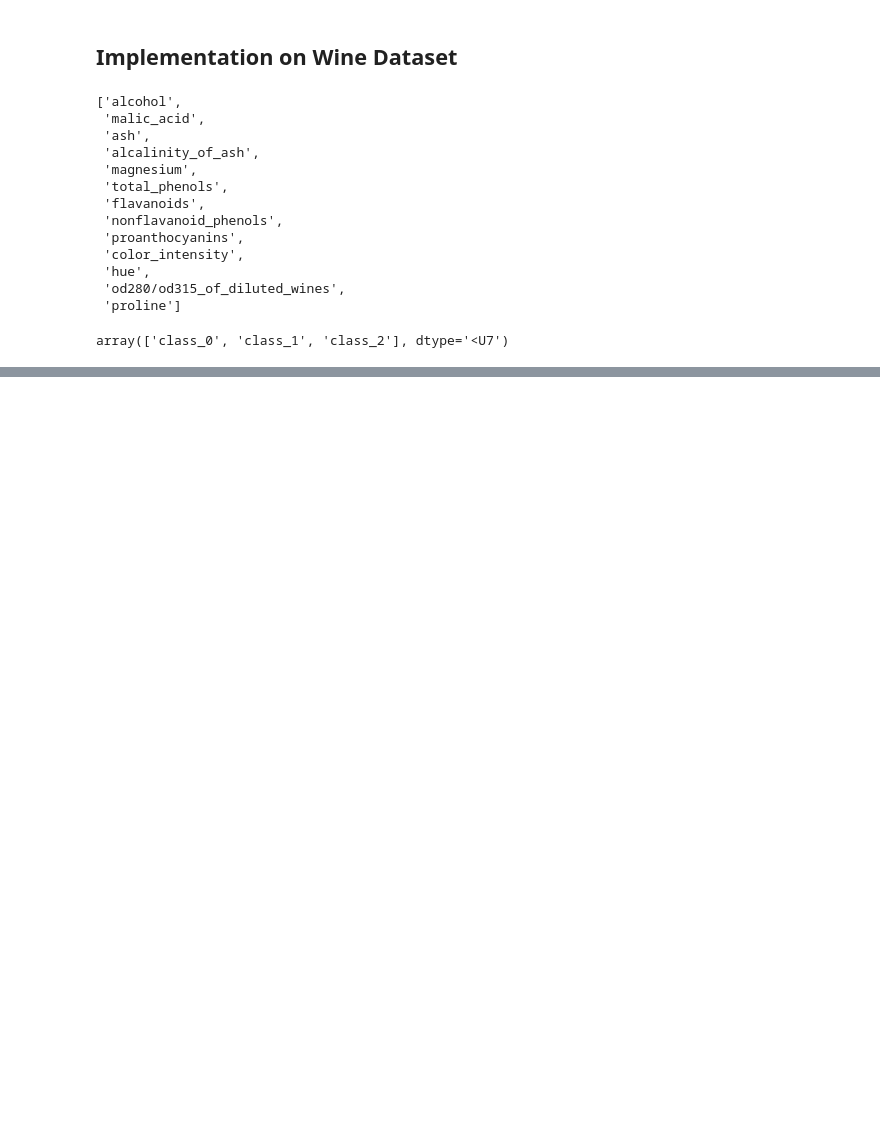
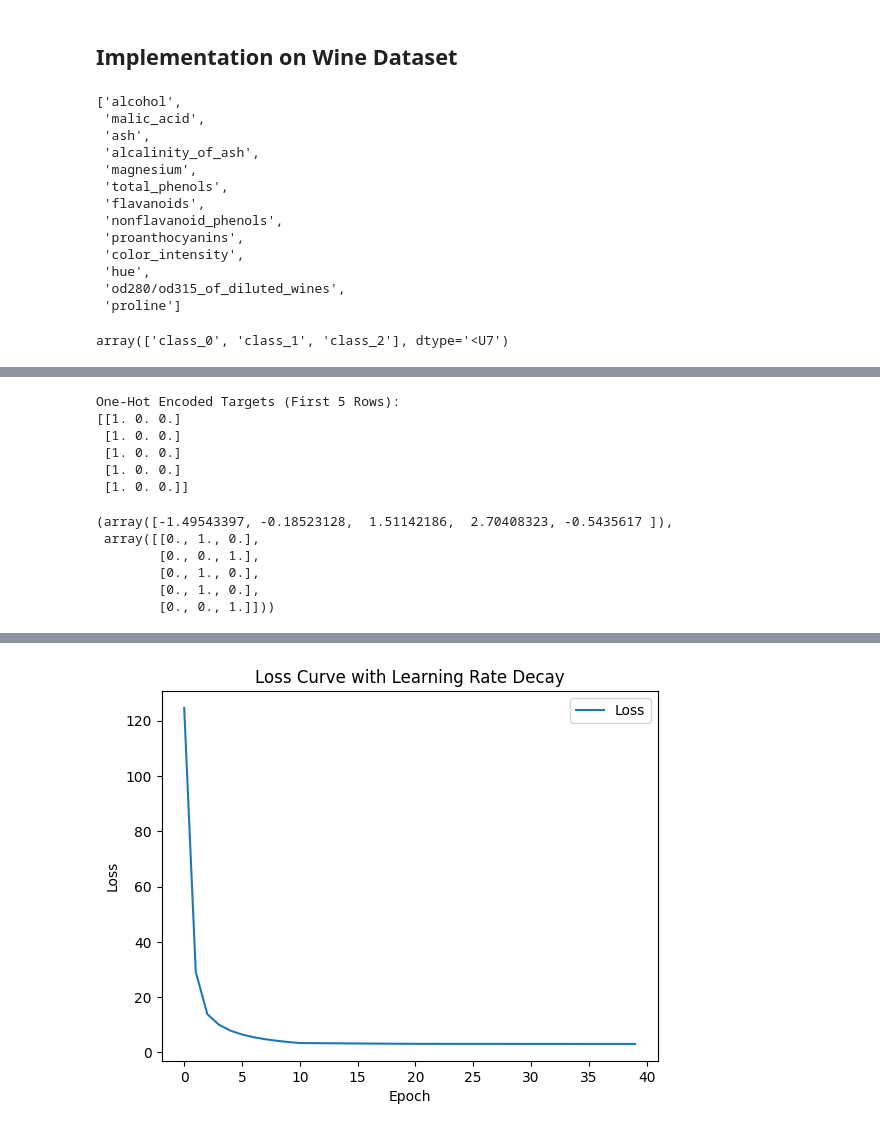
Before and after one commit to burakemretetik/micrograd, a Jupyter notebook: micrograd_2.ipynb, the cells around one changed output, grey strips where cells are left out. Cells and saved outputs as stored; diff of their text form; code cells hidden in the pictures; blank space fills up the shorter version.

Commit message:
Train MLP and evaluate

```diff
--- a/micrograd_2.ipynb
+++ b/micrograd_2.ipynb
@@ -276,3 +296,25 @@ X_scaled = (X - mean) / std
+# %%
+# One hot encoding the targets
+
+# Number of classes
+num_classes = len(np.unique(y))
+
+# Initialize a matrix of zeros with shape (num_samples, num_classes)
+y_one_hot = np.zeros((len(y), num_classes))
+
+# Fill the matrix with 1s at the appropriate positions
+y_one_hot[np.arange(len(y)), y] = 1
+
+# Print the first 5 rows of the one-hot encoded targets
+print("One-Hot Encoded Targets (First 5 Rows):")
+print(y_one_hot[:5])
+# %% [output]
+One-Hot Encoded Targets (First 5 Rows):
+[[1. 0. 0.]
+ [1. 0. 0.]
+ [1. 0. 0.]
+ [1. 0. 0.]
+ [1. 0. 0.]]
 # %%
 # Set a random seed for reproducibility
 np.random.seed(24)
@@ -286,5 +328,54 @@ test_size = 0.2  # 20% of the data for testing
 split_index = int(len(X) * (1 - test_size))  # Calculate the split index
 
 # Split the features (X) and labels (y)
-X_train, X_test = X[indices[:split_index]], X[indices[split_index:]]
-y_train, y_test = y[indices[:split_index]], y[indices[split_index:]]
+X_train, X_test = X_scaled[indices[:split_index]], X_scaled[indices[split_index:]]
+y_train_one_hot , y_test = y_one_hot[indices[:split_index]], y_one_hot[indices[split_index:]]
+
+y_train_one_hot = [[Value(ygt_i) for ygt_i in ygt] for ygt in y_train_one_hot] # Convert y_train to Value objects
+# %%
+X_train[0][0:5], y_train[0:5]
+# %% [output]
+(array([-1.49543397, -0.18523128,  1.51142186,  2.70408323, -0.5435617 ]),
+ array([[0., 1., 0.],
+        [0., 0., 1.],
+        [0., 1., 0.],
+        [0., 1., 0.],
+        [0., 0., 1.]]))
+# %%
+model = MLP(13, [16, 16, 3]) # Define the MLP model with the number of features (13), hidden layers (2x16), classes (3)
+# %%
+# Training loop
+num_epochs = 40
+learning_rate = 0.01
+decay_rate = 0.1  # Reduce learning rate by 10x
+decay_epochs = 10  # Reduce learning rate every 30 epochs
+loss_history = []
+
+for epoch in range(num_epochs):
+    # Reduce learning rate every `decay_epochs` epochs
+    if epoch > 0 and epoch % decay_epochs == 0:
+        learning_rate *= decay_rate
+        print(f"Reduced learning rate to {learning_rate} at epoch {epoch + 1}")
+
+    # Forward pass: compute predictions
+    ypred = [model(x) for x in X_train]  # Ensure model(x) returns a Value object
+
+    # Compute loss (mean squared error) using Value objects
+    loss = sum(sum((yout_i - ygt_i)**2 for yout_i, ygt_i in zip(yout, ygt)) for ygt, yout in zip(y_train_one_hot, ypred)) / len(y_train)
+    loss_history.append(loss.data)
+
+    # Backward pass: compute gradients
+    loss.backward()  # Now loss is a Value object, so this works
+
+    # Update weights with the current learning rate
+    for p in model.parameters():
+        p.data -= learning_rate * p.grad
+
+    # Zero the gradients for the next iteration
+    for p in model.parameters():
+        p.grad = 0.0
+
+    # Print loss every 10 epochs
+    if (epoch + 1) % 10 == 0:
+        print(f"Epoch {epoch + 1}, Loss: {loss.data}, Learning Rate: {learning_rate}")
+# %% [output]
@@ -290,0 +389 @@ y_train, y_test = y[indices[:split_index]], y[indices[split_index:]]
+[figure, added]
```
Also changed, not shown: parts of 7 cells of this notebook.
